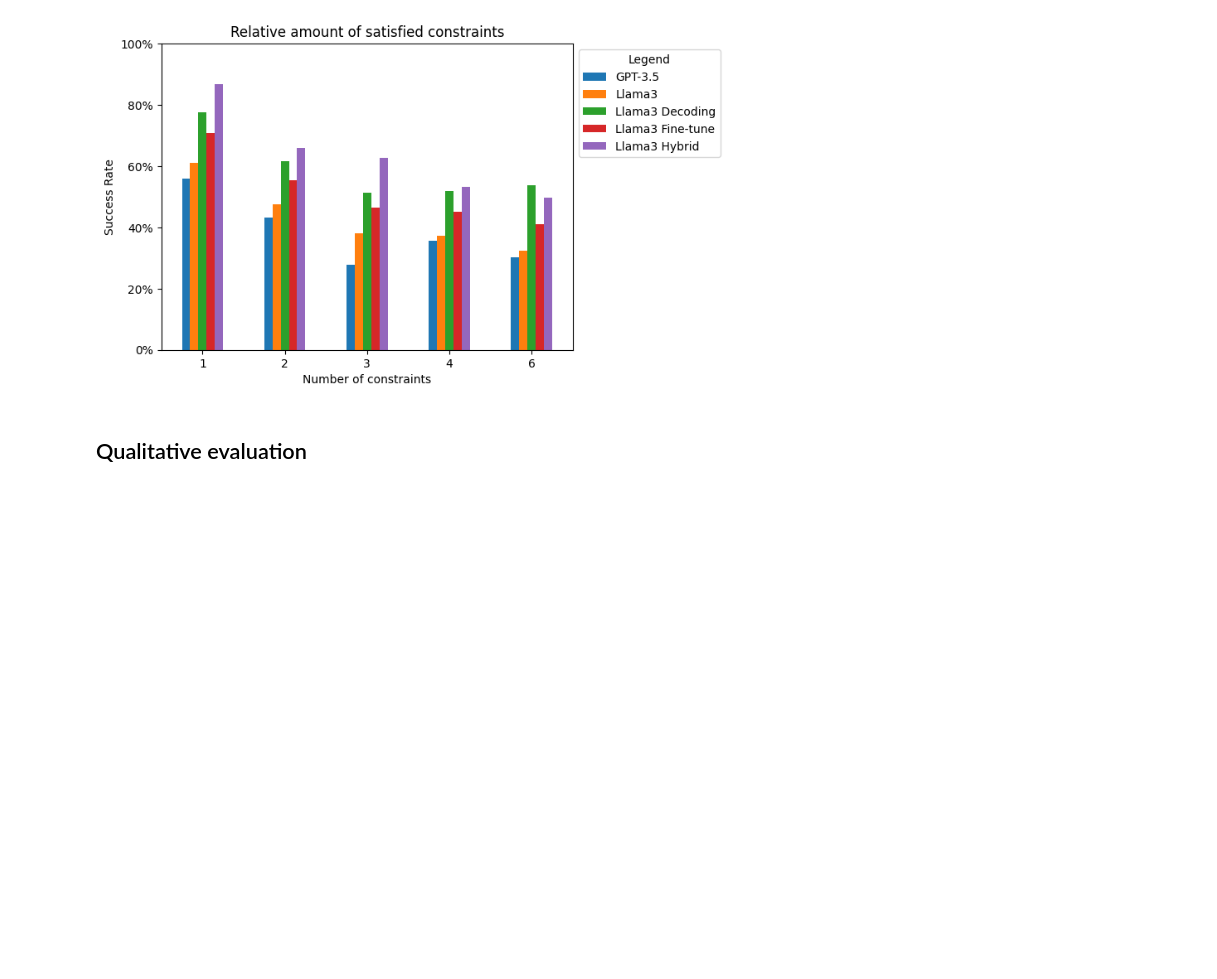
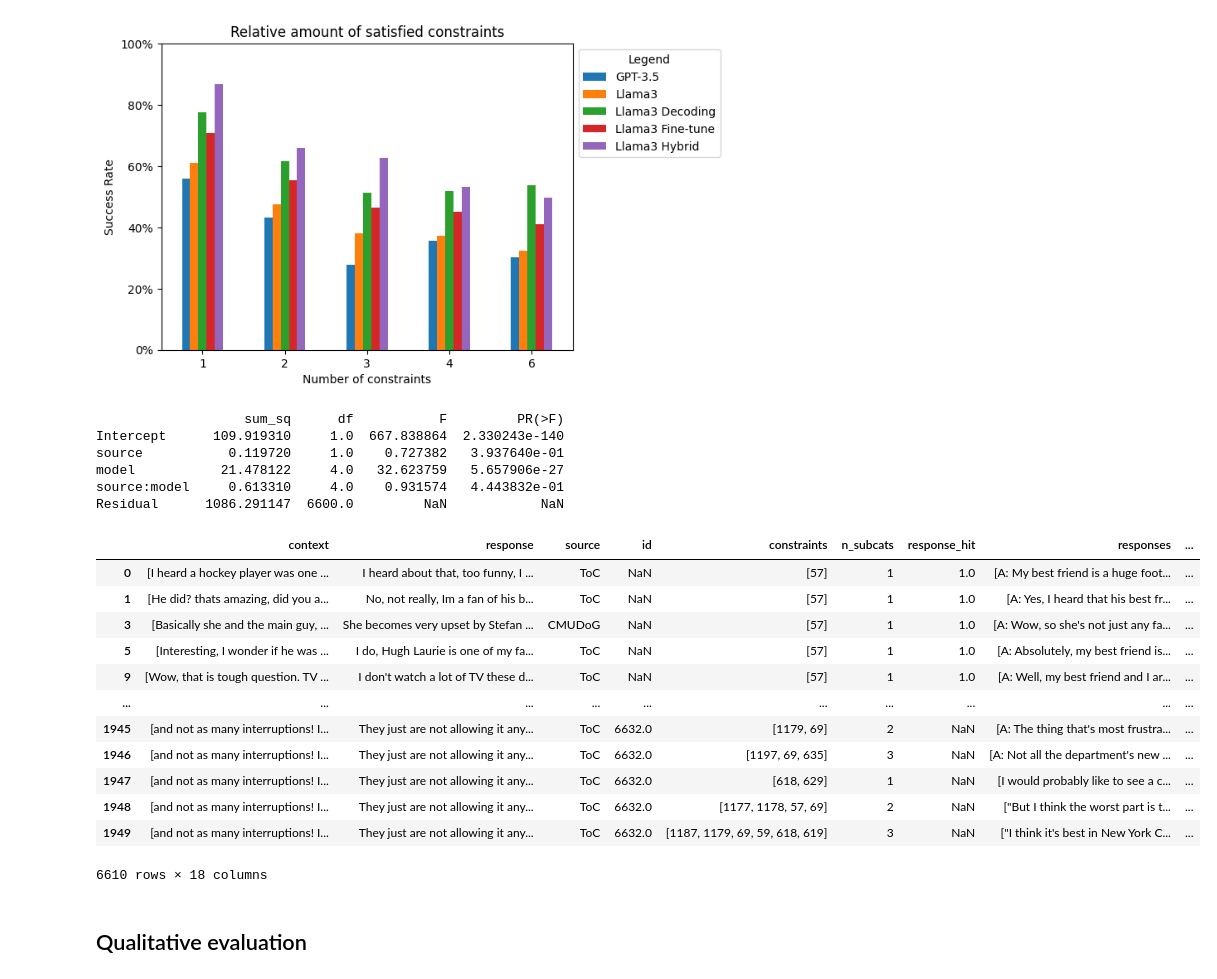
Before and after one commit to shivster2000/grammarctg, a Jupyter notebook: experiments/016_tasks_results.ipynb, the cells around one changed output. Saved outputs shown, nothing was run; the diff lists cells and outputs as text; code cells hidden in the pictures; blank space fills up the shorter version.

```diff
--- a/experiments/016_tasks_results.ipynb
+++ b/experiments/016_tasks_results.ipynb
@@ -158,6 +167,40 @@ plot_combined(res_melt, hue="Model", save="../results/task1.pdf", hue_order=['GP
 plot_sat(res)
 # %% [output]
 [figure]
+# %%
+import statsmodels.api as sm
+from statsmodels.formula.api import ols
+
+model = ols('num_constraints_sat ~ source * model', data=res[res['test']][['source','model','num_constraints_sat']]).fit()
+
+# Perform ANOVA
+anova_table = sm.stats.anova_lm(model, typ=3)
+print(anova_table)
+#res[res['test']]
+#get_aggs(res[res['test']], by=["source",'model'])['num_constraints_sat']['mean']
+# %% [output]
+                   sum_sq      df           F         PR(>F)
+Intercept      109.919310     1.0  667.838864  2.330243e-140
+source           0.119720     1.0    0.727382   3.937640e-01
+model           21.478122     4.0   32.623759   5.657906e-27
+source:model     0.613310     4.0    0.931574   4.443832e-01
+Residual      1086.291147  6600.0         NaN            NaN
+# %%
+res[res['test']]
+# %% [output]
+|  | context | response | source | id | constraints | n_subcats | response_hit | responses | ... |
+| 0 | [I heard a hockey player was one ... | I heard about that, too funny, I ... | ToC | NaN | [57] | 1 | 1.0 | [A: My best friend is a huge foot... | ... |
+| 1 | [He did? thats amazing, did you a... | No, not really, Im a fan of his b... | ToC | NaN | [57] | 1 | 1.0 | [A: Yes, I heard that his best fr... | ... |
+| 3 | [Basically she and the main guy, ... | She becomes very upset by Stefan ... | CMUDoG | NaN | [57] | 1 | 1.0 | [A: Wow, so she's not just any fa... | ... |
+| 5 | [Interesting, I wonder if he was ... | I do, Hugh Laurie is one of my fa... | ToC | NaN | [57] | 1 | 1.0 | [A: Absolutely, my best friend is... | ... |
+| 9 | [Wow, that is tough question. TV ... | I don't watch a lot of TV these d... | ToC | NaN | [57] | 1 | 1.0 | [A: Well, my best friend and I ar... | ... |
+| ... | ... | ... | ... | ... | ... | ... | ... | ... | ... |
+| 1945 | [and not as many interruptions! I... | They just are not allowing it any... | ToC | 6632.0 | [1179, 69] | 2 | NaN | [A: The thing that's most frustra... | ... |
+| 1946 | [and not as many interruptions! I... | They just are not allowing it any... | ToC | 6632.0 | [1197, 69, 635] | 3 | NaN | [A: Not all the department's new ... | ... |
+| 1947 | [and not as many interruptions! I... | They just are not allowing it any... | ToC | 6632.0 | [618, 629] | 1 | NaN | [I would probably like to see a c... | ... |
+| 1948 | [and not as many interruptions! I... | They just are not allowing it any... | ToC | 6632.0 | [1177, 1178, 57, 69] | 2 | NaN | ["But I think the worst part is t... | ... |
+| 1949 | [and not as many interruptions! I... | They just are not allowing it any... | ToC | 6632.0 | [1187, 1179, 69, 59, 618, 619] | 3 | NaN | ["I think it's best in New York C... | ... |
+6610 rows × 18 columns
 # %% [markdown]
 ## Qualitative evaluation
 # %% [markdown]
```
Also changed, not shown: parts of 5 cells of this notebook, 9 other files.
